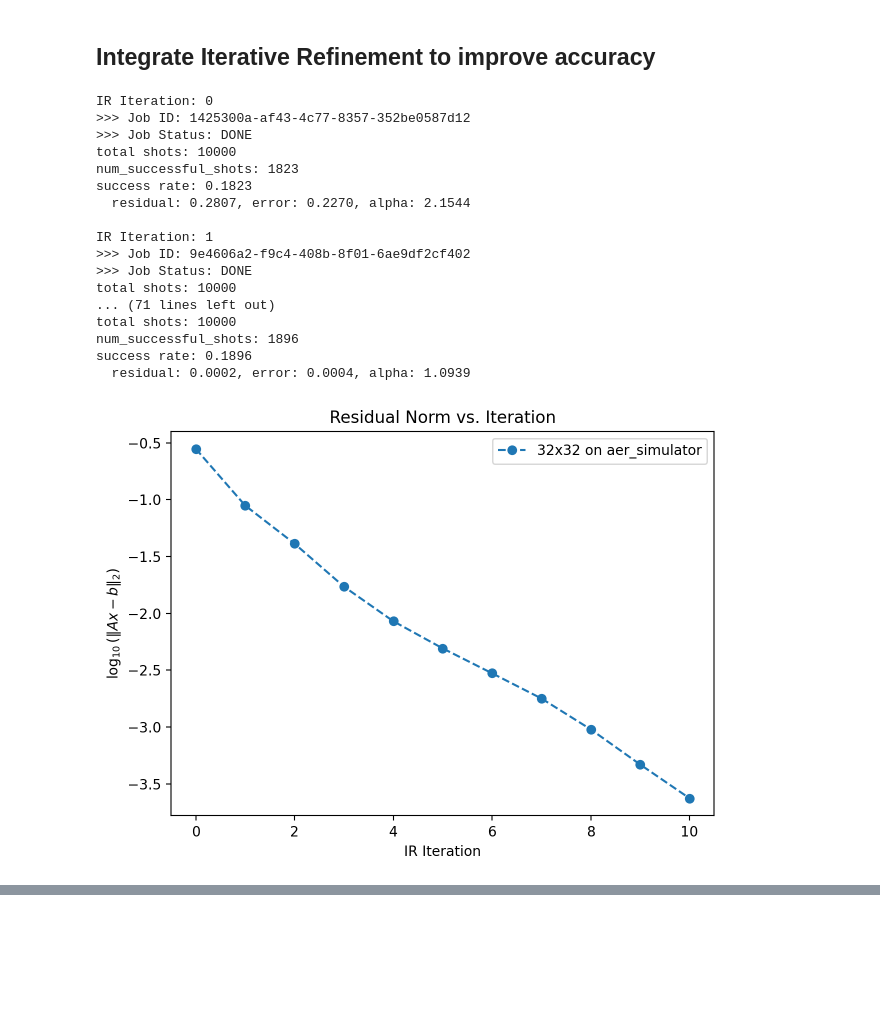
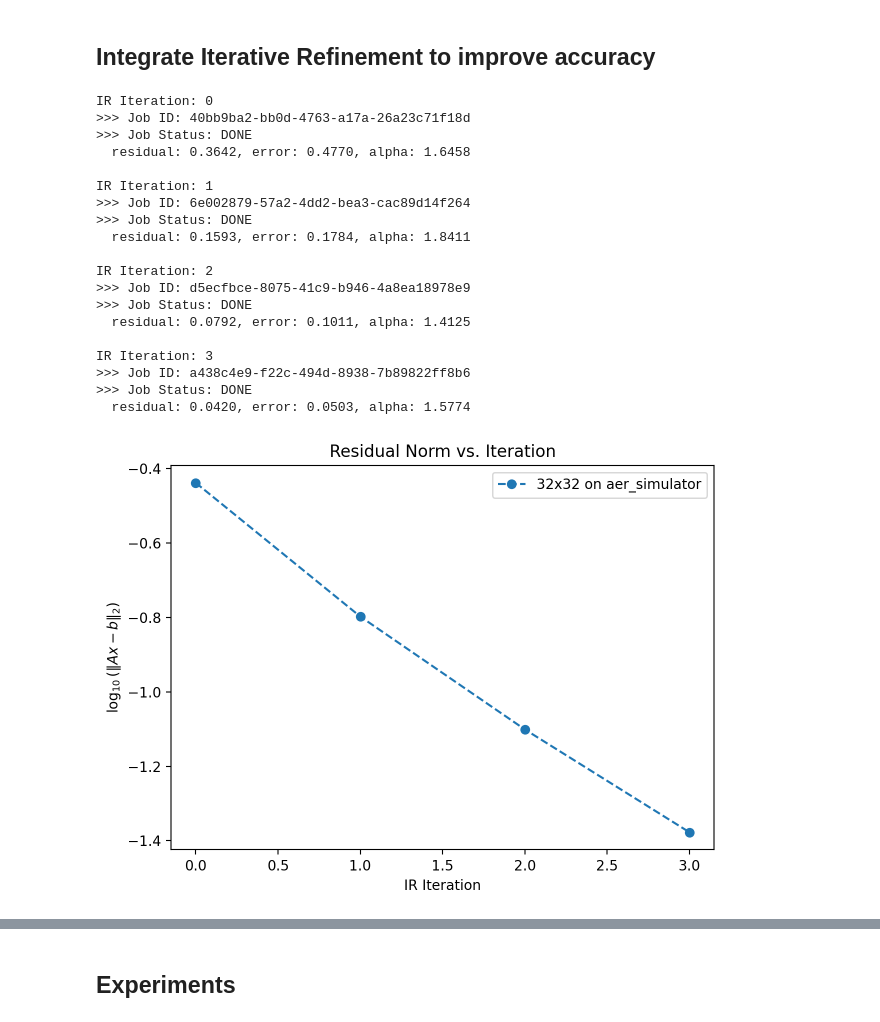
Before and after one commit to QCOL-LU/QLSAs, a Jupyter notebook: examples/demo.ipynb, the cells around one changed output, grey strips where cells are left out. Saved outputs shown, nothing was run; the diff lists cells and outputs as text; code cells hidden in the pictures; blank space fills up the shorter version.

```diff
--- a/examples/demo.ipynb
+++ b/examples/demo.ipynb
@@ -87,10 +88,10 @@ A: [[ 4.91559363e-01  3.80252637e-02  4.89503029e-17 ... -4.64254065e-02
 # %%
 hhl = HHL(
     state_prep = StatePrep(method='default'),
-    readout = 'measure_x',
+    readout = 'measure_x', # 'measure_x' or 'swap_test'
     #swap_test_vector = np.ones(len(b)) / np.linalg.norm(np.ones(len(b))),
     num_qpe_qubits = int(math.log2(len(b))),
-    t0 = 2 * np.pi)
+    t0 = 1) #2 * np.pi)
 # %%
 hhl_circuit = hhl.build_circuit(A, b)
 hhl_circuit.draw(output='mpl', fold=-1)
@@ -179,7 +173,8 @@ array([ 0.        , -0.30151134,  0.        , -0.        ,  0.42640143,
 hhl_solver = QuantumLinearSolver(
     qlsa = hhl,
     backend = backend,
-    shots = 10000,
+    target_successful_shots = 1000,
+    shots_per_batch = 5000,
     optimization_level = 3,
     executer = executer,
     post_processor = processor,)
@@ -188,23 +183,25 @@ hhl_solver = QuantumLinearSolver(
 ## Integrate **Iterative Refinement** to improve accuracy
 # %%
 refiner = Refiner(A = A, b = b, solver = hhl_solver)
-refined_solution = refiner.refine(precision = 1e-9, max_iter = 10, plot=True)
+refined_solution = refiner.refine(precision = 1e-9, max_iter = 3, plot=True)
 # %% [output]
 IR Iteration: 0
->>> Job ID: 1425300a-af43-4c77-8357-352be0587d12
+>>> Job ID: 40bb9ba2-bb0d-4763-a17a-26a23c71f18d
 >>> Job Status: DONE
-total shots: 10000
-num_successful_shots: 1823
-success rate: 0.1823
-  residual: 0.2807, error: 0.2270, alpha: 2.1544
+  residual: 0.3642, error: 0.4770, alpha: 1.6458
 
 IR Iteration: 1
->>> Job ID: 9e4606a2-f9c4-408b-8f01-6ae9df2cf402
+>>> Job ID: 6e002879-57a2-4dd2-bea3-cac89d14f264
 >>> Job Status: DONE
-total shots: 10000
-... (71 lines left out)
-total shots: 10000
-num_successful_shots: 1896
-success rate: 0.1896
-  residual: 0.0002, error: 0.0004, alpha: 1.0939
+  residual: 0.1593, error: 0.1784, alpha: 1.8411
+
+IR Iteration: 2
+>>> Job ID: d5ecfbce-8075-41c9-b946-4a8ea18978e9
+>>> Job Status: DONE
+  residual: 0.0792, error: 0.1011, alpha: 1.4125
+
+IR Iteration: 3
+>>> Job ID: a438c4e9-f22c-494d-8938-7b89822ff8b6
+>>> Job Status: DONE
+  residual: 0.0420, error: 0.0503, alpha: 1.5774
-[figure, old version]
+[figure, new version]
@@ -211,0 +209,2 @@ success rate: 0.1896
+# %% [markdown]
+## Experiments
```
Also changed, not shown: parts of 11 cells of this notebook, 10 other files.
